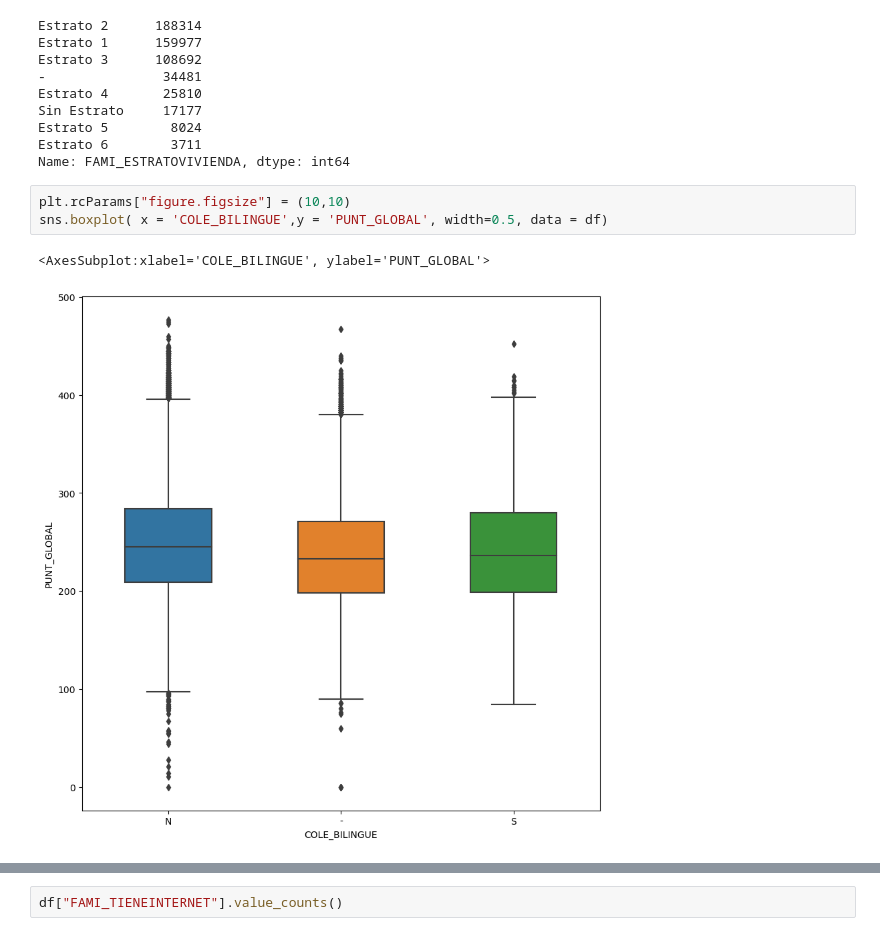
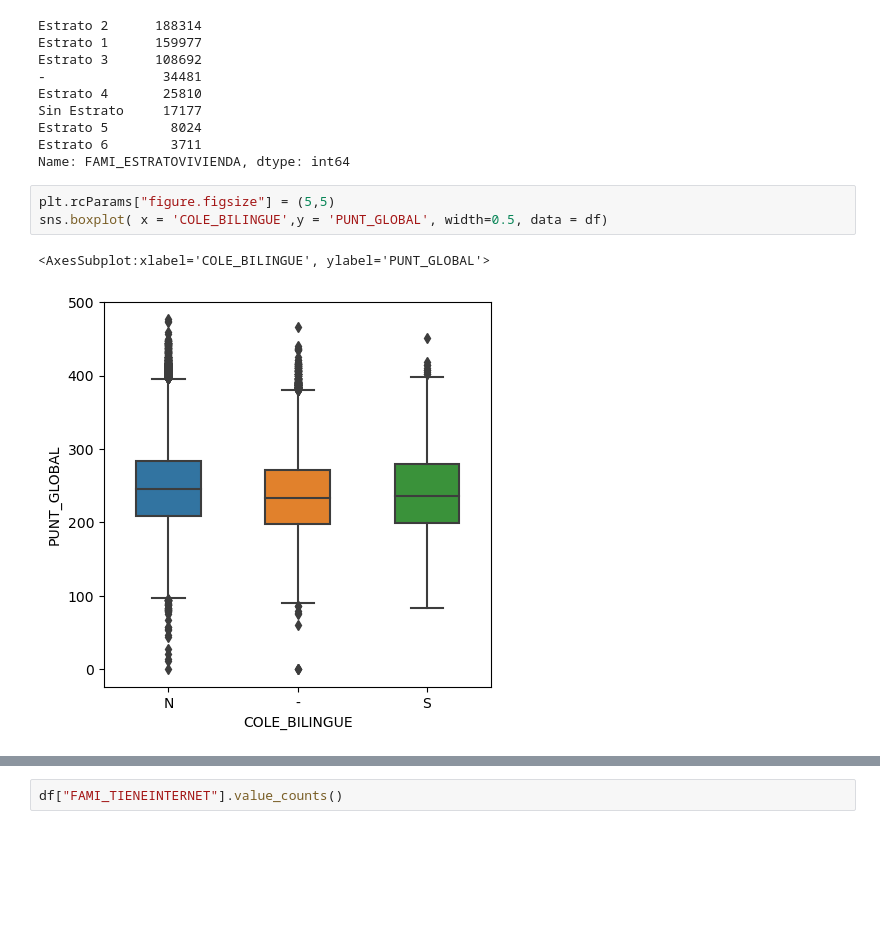
Before and after one commit to afrincon2/Data_Scientist, a Jupyter notebook: DataExplorationIcfes.ipynb, the cells around one changed output, grey strips where cells are left out. Saved outputs shown, nothing was run; the diff lists cells and outputs as text; blank space fills up the shorter version.

```diff
--- a/DataExplorationIcfes.ipynb
+++ b/DataExplorationIcfes.ipynb
@@ -138,9 +138,9 @@ Estrato 5        8024
 Estrato 6        3711
 Name: FAMI_ESTRATOVIVIENDA, dtype: int64
 # %%
-plt.rcParams["figure.figsize"] = (10,10)
+plt.rcParams["figure.figsize"] = (5,5)
 sns.boxplot( x = 'COLE_BILINGUE',y = 'PUNT_GLOBAL', width=0.5, data = df)
 # %% [output]
 <AxesSubplot:xlabel='COLE_BILINGUE', ylabel='PUNT_GLOBAL'>
-[figure, old version]
+[figure, new version]
 # %%
```
Also changed, not shown: parts of 2 cells of this notebook.
